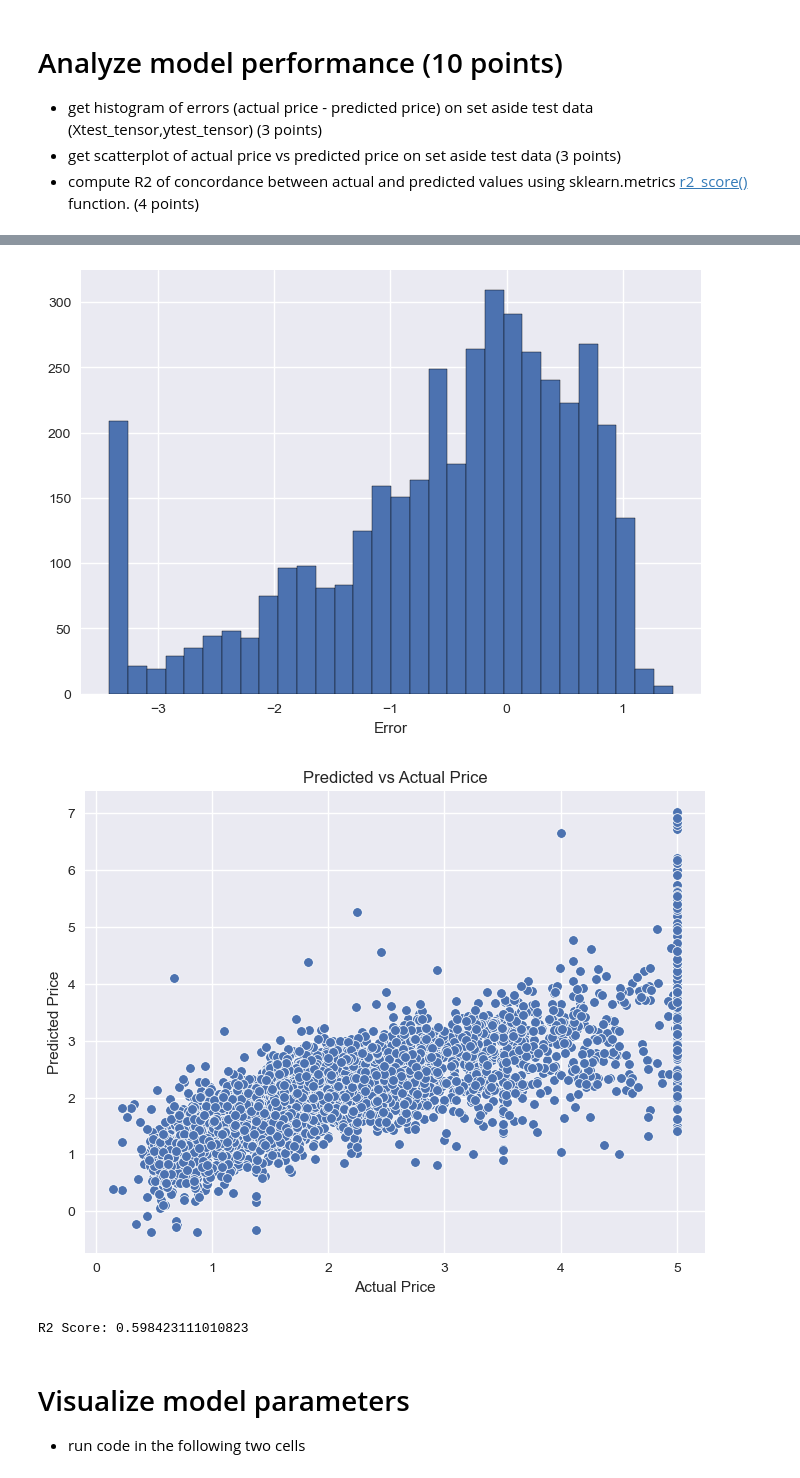
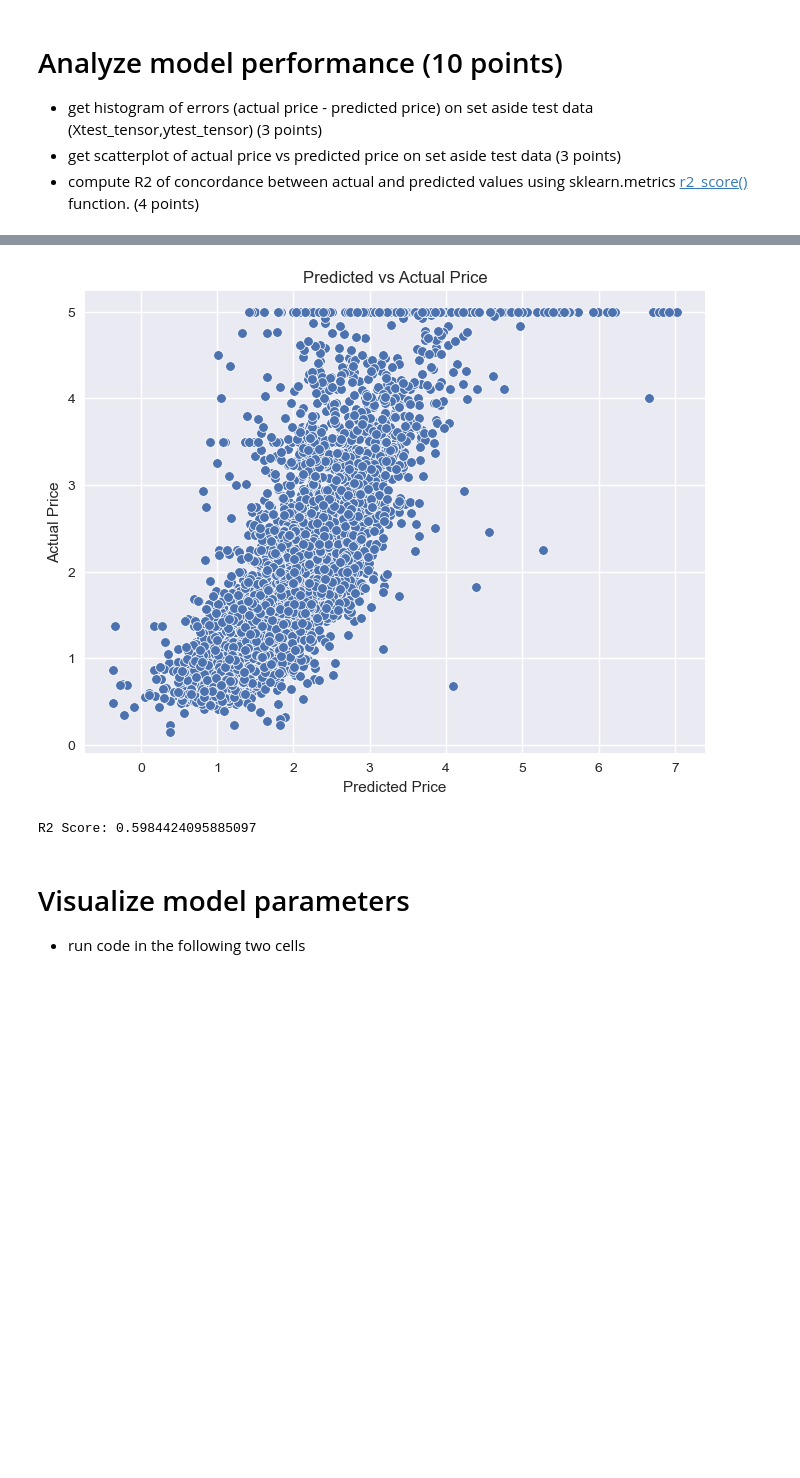
Before and after one commit to marcolagos/asml, a Jupyter notebook: hw1/ex1.ipynb, the cells around one changed output, grey strips where cells are left out. Saved outputs shown, nothing was run; the diff lists cells and outputs as text; code cells hidden in the pictures; blank space fills up the shorter version.

```diff
--- a/hw1/ex1.ipynb
+++ b/hw1/ex1.ipynb
@@ -148,7 +148,7 @@ class RegressionModel(nn.Module):
 - run this code after completing the functions above.
 - you should be able to view your model's structure and its weights and bias
 # %%
-model = RegressionModel(cal_df.shape[1]-1,1)
+model = RegressionModel(cal_df.shape[1]-1, 0.1)
 print(model)
 # access model's weights and bias
 print(model.net.weight)
@@ -236,10 +236,10 @@ def create_train_test_model(X,y,model,num_epochs):
     # split into train, val, test sets
     Xtrain_tensor, Xval_tensor, Xtest_tensor, ytrain_tensor, yval_tensor, ytest_tensor = make_train_val_test_split(X, y, standardize=True)
 
-    model = RegressionModel(Xtrain_tensor.shape[1], lr=0.1)
+    fmodel = RegressionModel(Xtrain_tensor.shape[1], lr=0.1)
 
     # configure optimizer for model
-    optimizer = model.configure_optimizers()
+    optimizer = fmodel.configure_optimizers()
 
     # initialize train loss and val loss tensors for for plotting
     train_set_loss = torch.zeros(num_epochs)
@@ -250,16 +250,16 @@ def create_train_test_model(X,y,model,num_epochs):
         optimizer.zero_grad()
 
         # forward + backward + optimize step
-        fpass = model.forward(Xtrain_tensor)
-        loss = model.loss(fpass, ytrain_tensor)
+        fpass = fmodel.forward(Xtrain_tensor)
+        loss = fmodel.loss(fpass, ytrain_tensor)
         train_set_loss[epoch] = loss
         loss.backward()
         optimizer.step()
 
         # calculate and store train loss and val loss for the epoch
         with torch.no_grad():
-            fpass = model.forward(Xval_tensor)
-            loss = model.loss(fpass, yval_tensor)
+            fpass = fmodel.forward(Xval_tensor)
+            loss = fmodel.loss(fpass, yval_tensor)
             val_set_loss[epoch] = loss
 
 
@@ -275,4 +275,4 @@ def create_train_test_model(X,y,model,num_epochs):
     print(f"Final Train Loss: {train_set_loss[-1]}")
     print(f"Final Validation Loss: {val_set_loss[-1]}")
 
-    return model,Xtest_tensor,ytest_tensor
+    return fmodel,Xtest_tensor,ytest_tensor
@@ -289,7 +335,7 @@ Final Validation Loss: 0.5631163120269775
 - compute R2 of concordance between actual and predicted values using sklearn.metrics [r2_score()](https://scikit-learn.org/stable/modules/generated/sklearn.metrics.r2_score.html) function. (4 points)
 # %%
 # error distribution on test data (2 lines)
-model, Xtest_tensor, ytest_tensor = create_train_test_model(X, y, model, 100)
+model, Xtest_tensor, ytest_tensor = create_train_test_model2(X, y, model, 100)
 with torch.no_grad():
     output = model.forward(Xtest_tensor)
     error = output - ytest_tensor.view(-1, 1)
@@ -302,13 +348,13 @@ plt.xlabel("Error")
 plt.show()
 
 # scatter plot of predicted vs actual price (4 lines)
-output_np = output.numpy()
-ytest_np = ytest_tensor.view(-1, 1).numpy()
+output_np = output.numpy()  # Convert output tensor to a NumPy array
+ytest_np = ytest_tensor.view(-1, 1).numpy()  # Convert ytest_tensor to a NumPy array
 
 plt.figure(figsize=(8, 6))
-sns.scatterplot(x=ytest_np.flatten(), y=output_np.flatten())
-plt.ylabel("Predicted Price")
-plt.xlabel("Actual Price")
+sns.scatterplot(x=output_np.flatten(), y=ytest_np.flatten())  # Flatten the arrays
+plt.xlabel("Predicted Price")
+plt.ylabel("Actual Price")
 plt.title("Predicted vs Actual Price")
 plt.show()
 
@@ -321,6 +366,5 @@ Final Validation Loss: 0.5634045600891113
-[figure, old version]
+[figure, new version]
-[figure, removed]
-R2 Score: 0.598423111010823
+R2 Score: 0.5984424095885097
 # %% [markdown]
 # Visualize model parameters
 - run code in the following two cells
```
Also changed, not shown: parts of 16 cells of this notebook, 15 other files.
